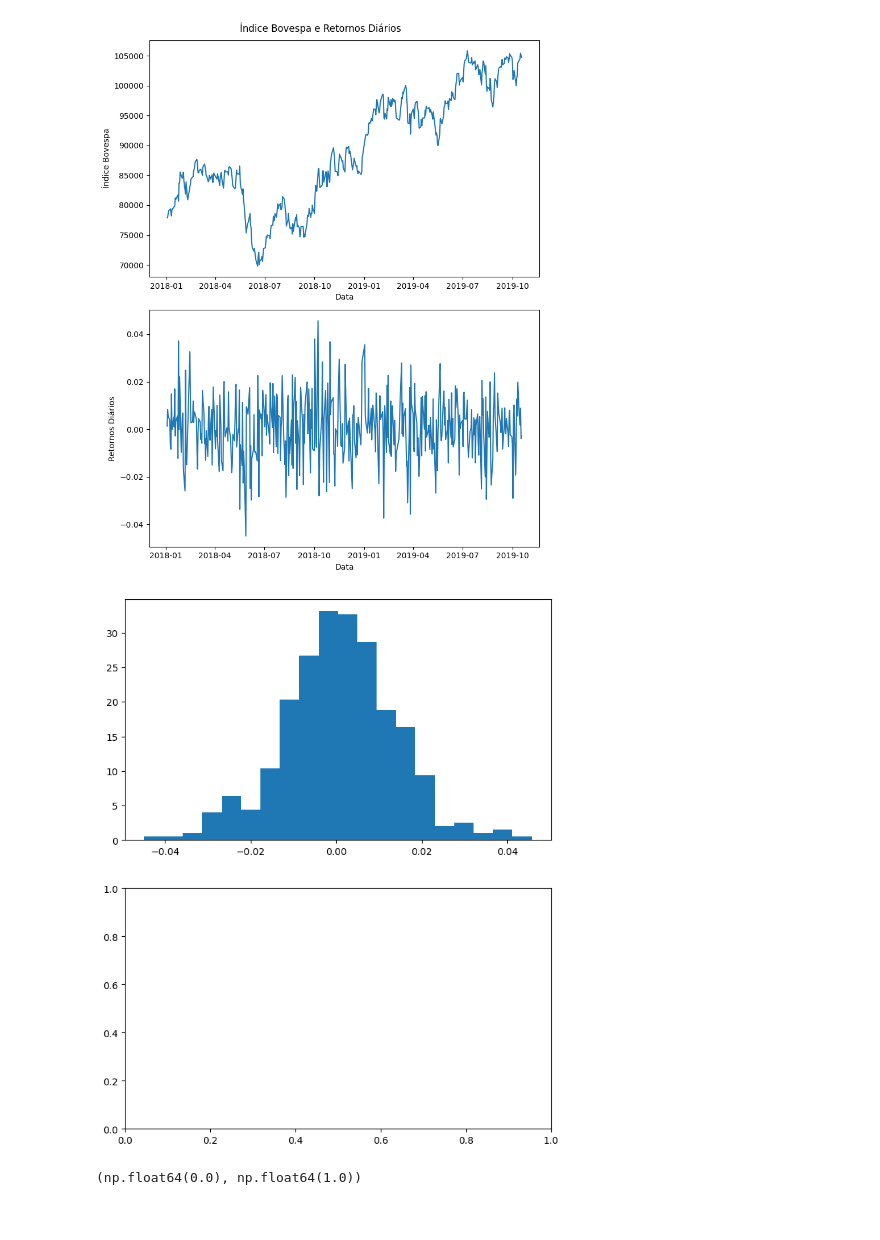
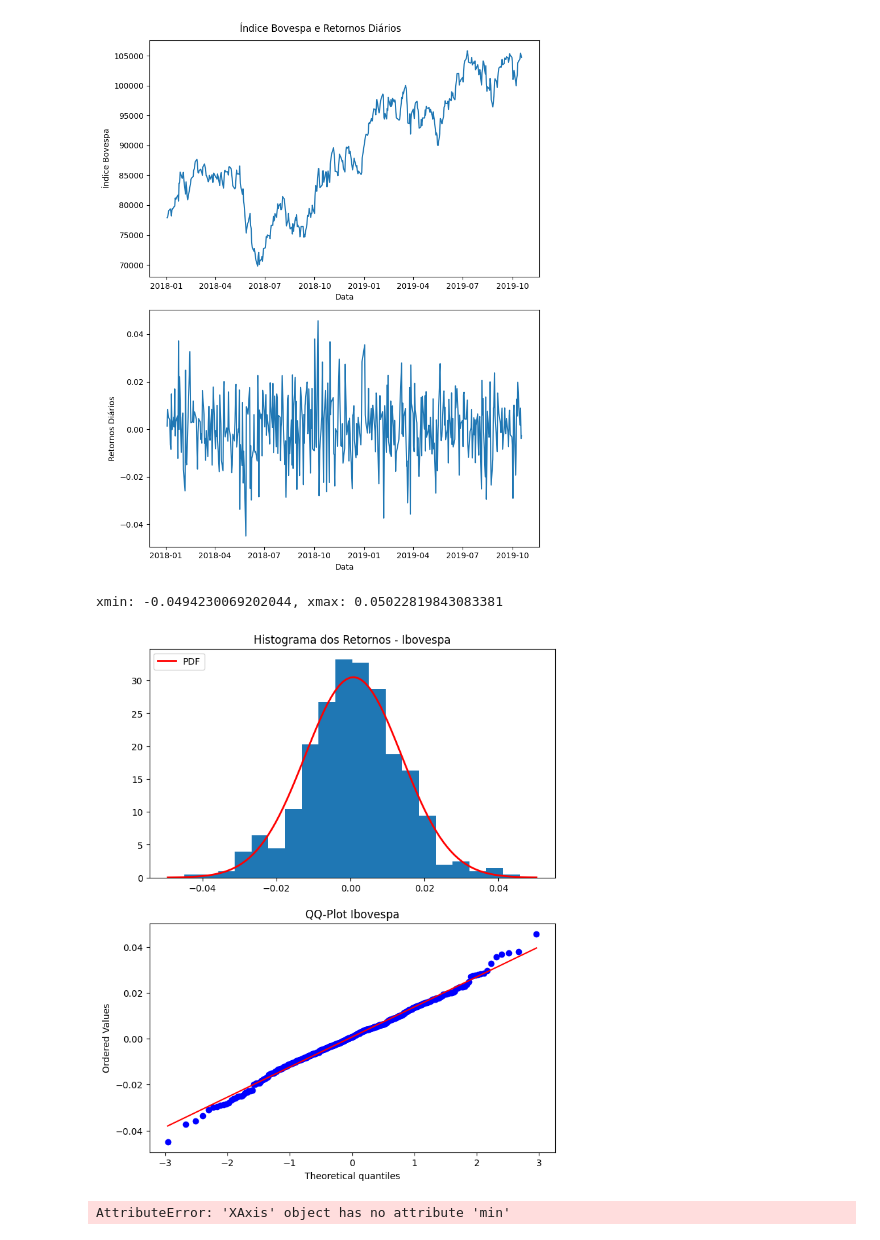
Before and after one commit to eraosso/PMF, a Jupyter notebook: Capitulo-3.ipynb, the cells around one changed output. Saved outputs shown, nothing was run; the diff lists cells and outputs as text; code cells hidden in the pictures.

```diff
--- a/Capitulo-3.ipynb
+++ b/Capitulo-3.ipynb
@@ -268,21 +269,23 @@ plt.show()
 # %%
 fig, ax = plt.subplots(nrows=2, ncols=1, figsize=(8,10))
 ax[0].hist(retornos, bins=20, density=True)
-
-xmin, xmax = plt.xlim()
+ax[0].set_title("Histograma dos Retornos - Ibovespa")
+xmin, xmax = ax[0].get_xlim()
+print(f"xmin: {xmin}, xmax: {xmax}")
 media = retornos.mean()
 desvio = retornos.std()
 eixo_x = np.linspace(xmin, xmax, 100)
 eixo_y = norm.pdf(eixo_x, media, desvio)
 cdf = norm.cdf(eixo_x, media, desvio)
-# ax[0].plot(eixo_x, eixo_y, 'r-', lw=2)
-# ax[0].plot(eixo_x, cdf, 'b-', lw=2)
-# ax[0].legend(['PDF', 'CDF'], loc="upper left")
-
+ax[0].plot(eixo_x, eixo_y, 'r-', lw=2)
+ax[0].legend(['PDF'], loc="upper left")
+stats.probplot(retornos[1], dist="norm", plot=ax[1])
+ax[1].set_title("QQ-Plot Ibovespa")
 plt.show()
 # %% [output]
+xmin: -0.0494230069202044, xmax: 0.05022819843083381
-[figure, old version]
+[figure, new version]
 # %%
-xmin, xmax
+ax[0].xaxis.min
 # %% [output]
-(np.float64(0.0), np.float64(1.0))
+AttributeError: 'XAxis' object has no attribute 'min'
```
Also changed, not shown: parts of 10 cells of this notebook.
